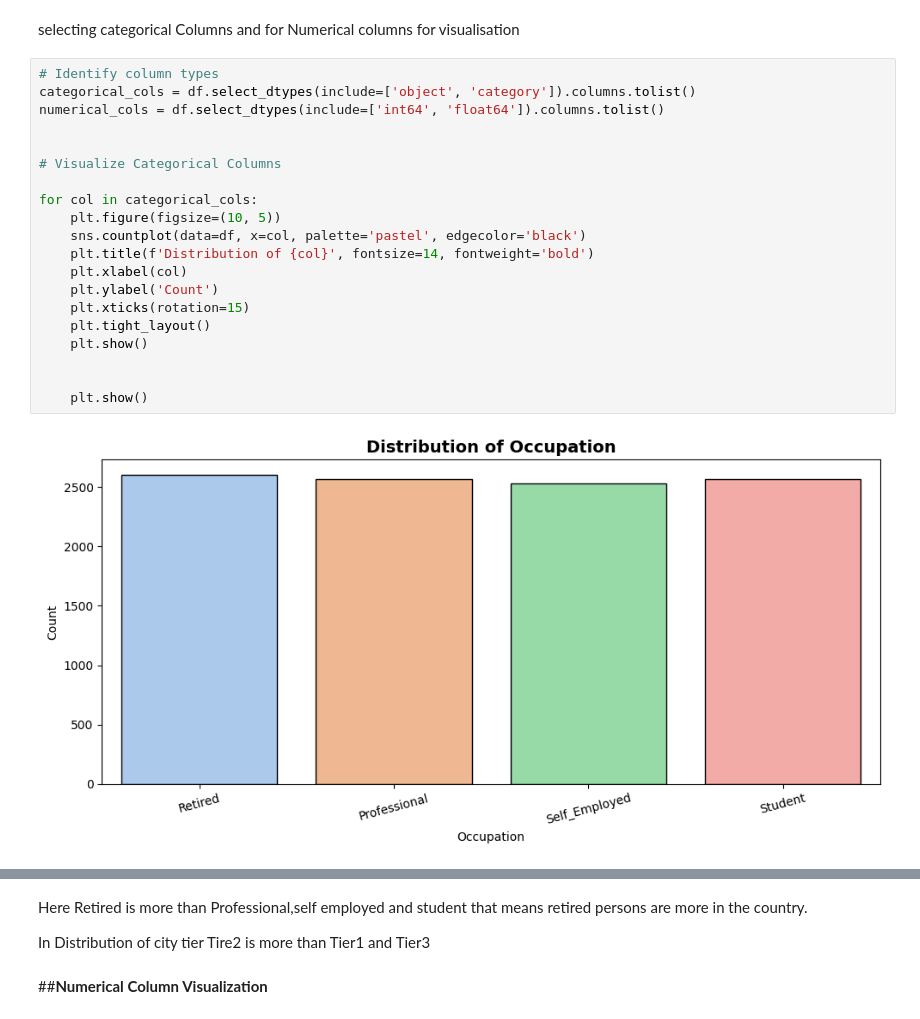
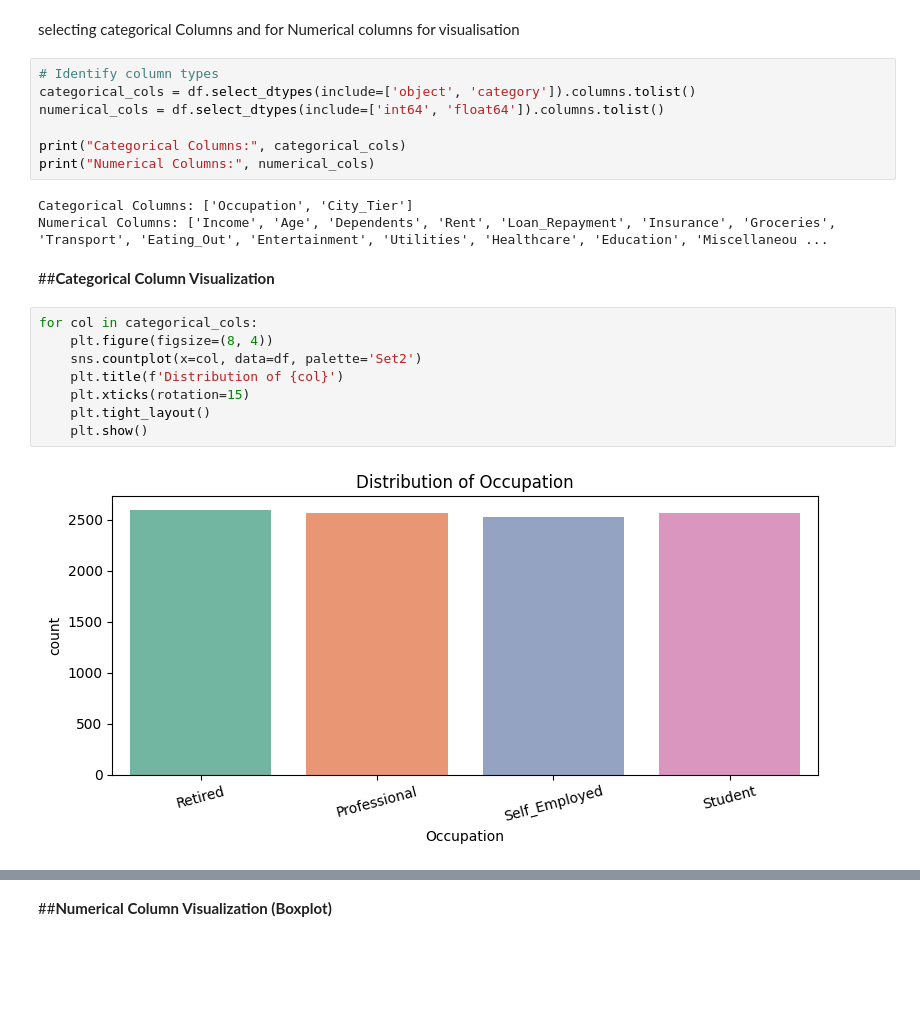
Before and after one commit to Sajuranjith/Indian-Personal-Finance-and-Spending-Habits, a Jupyter notebook: Indian_Personal_Finance_and_Spending_Habits.ipynb, the cells around one changed output, grey strips where cells are left out. Cells and saved outputs as stored; diff of their text form; blank space fills up the shorter version.

```diff
--- a/Indian_Personal_Finance_and_Spending_Habits.ipynb
+++ b/Indian_Personal_Finance_and_Spending_Habits.ipynb
@@ -572,25 +572,25 @@ plt.show()
 ##**Exploratory Data Analysis**
 # %% [markdown]
 selecting categorical Columns and for Numerical columns for visualisation
+# %%
+# Identify column types
+categorical_cols = df.select_dtypes(include=['object', 'category']).columns.tolist()
+numerical_cols = df.select_dtypes(include=['int64', 'float64']).columns.tolist()
+
+print("Categorical Columns:", categorical_cols)
+print("Numerical Columns:", numerical_cols)
+# %% [output]
+Categorical Columns: ['Occupation', 'City_Tier']
+Numerical Columns: ['Income', 'Age', 'Dependents', 'Rent', 'Loan_Repayment', 'Insurance', 'Groceries', 'Transport', 'Eating_Out', 'Entertainment', 'Utilities', 'Healthcare', 'Education', 'Miscellaneou ...
+# %% [markdown]
+##**Categorical Column Visualization**
 # %%
-# Identify column types
-categorical_cols = df.select_dtypes(include=['object', 'category']).columns.tolist()
-numerical_cols = df.select_dtypes(include=['int64', 'float64']).columns.tolist()
-
-
-# Visualize Categorical Columns
-
 for col in categorical_cols:
-    plt.figure(figsize=(10, 5))
-    sns.countplot(data=df, x=col, palette='pastel', edgecolor='black')
-    plt.title(f'Distribution of {col}', fontsize=14, fontweight='bold')
-    plt.xlabel(col)
-    plt.ylabel('Count')
+    plt.figure(figsize=(8, 4))
+    sns.countplot(x=col, data=df, palette='Set2')
+    plt.title(f'Distribution of {col}')
     plt.xticks(rotation=15)
     plt.tight_layout()
     plt.show()
-
-
-    plt.show()
 # %% [output]
-[figure, old version]
+[figure, new version]
@@ -598,6 +598,2 @@ for col in categorical_cols:
-# %% [markdown]
-Here Retired  is more than Professional,self employed and student that means retired persons are more in the country.
-
-In Distribution of city tier Tire2 is more than Tier1 and Tier3
 # %% [markdown]
-##**Numerical Column Visualization**
+##**Numerical Column Visualization (Boxplot)**
```
Also changed, not shown: parts of 14 cells of this notebook.
